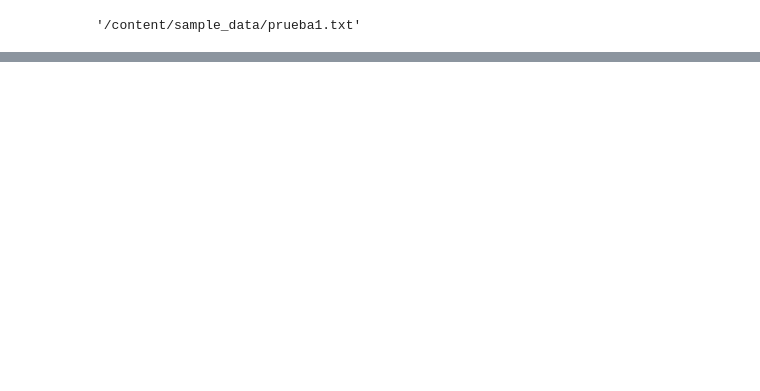
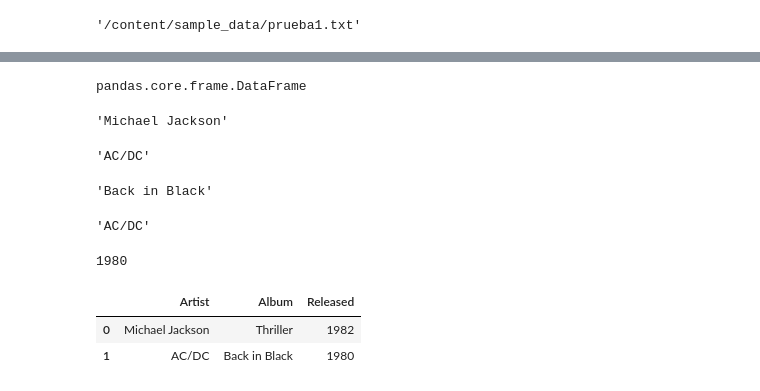
Before and after one commit to PosgradoMNA/actividades-de-aprendizaje-Malm24, a Jupyter notebook: Semana_2_Actividad_1_Python_for_Data_Science_(IBM)_A01113135.ipynb, the cells around one changed output, grey strips where cells are left out. Cells and saved outputs as stored; diff of their text form; code cells hidden in the pictures; blank space fills up the shorter version.

```diff
--- a/Semana_2_Actividad_1_Python_for_Data_Science_(IBM)_A01113135.ipynb
+++ b/Semana_2_Actividad_1_Python_for_Data_Science_(IBM)_A01113135.ipynb
@@ -12,0 +190,30 @@ ejercicio.name #Con este encontramos el nombre local del archivo
+# %%
+type(triplecolumna)
+# %% [output]
+pandas.core.frame.DataFrame
+# %%
+df.iloc [0,0] #con iloc puedes acceder a valores especificos de acuerdo a su ubicación
+# %% [output]
+'Michael Jackson'
+# %%
+df.iloc [1,0]
+# %% [output]
+'AC/DC'
+# %%
+df.iloc [1,1]
+# %% [output]
+'Back in Black'
+# %%
+df.loc[1,"Artist"] #con loc puedes acceder a una valor especifica de cierta columna determinado por su titulo
+# %% [output]
+'AC/DC'
+# %%
+df.loc[1,"Released"]
+# %% [output]
+1980
+# %%
+df.iloc[0:2, 0:3] #utilizando ":" se puede consultar un rango de celdas
+# %% [output]
+|  | Artist | Album | Released |
+| 0 | Michael Jackson | Thriller | 1982 |
+| 1 | AC/DC | Back in Black | 1980 |
```
Also changed, not shown: parts of 28 cells of this notebook.
